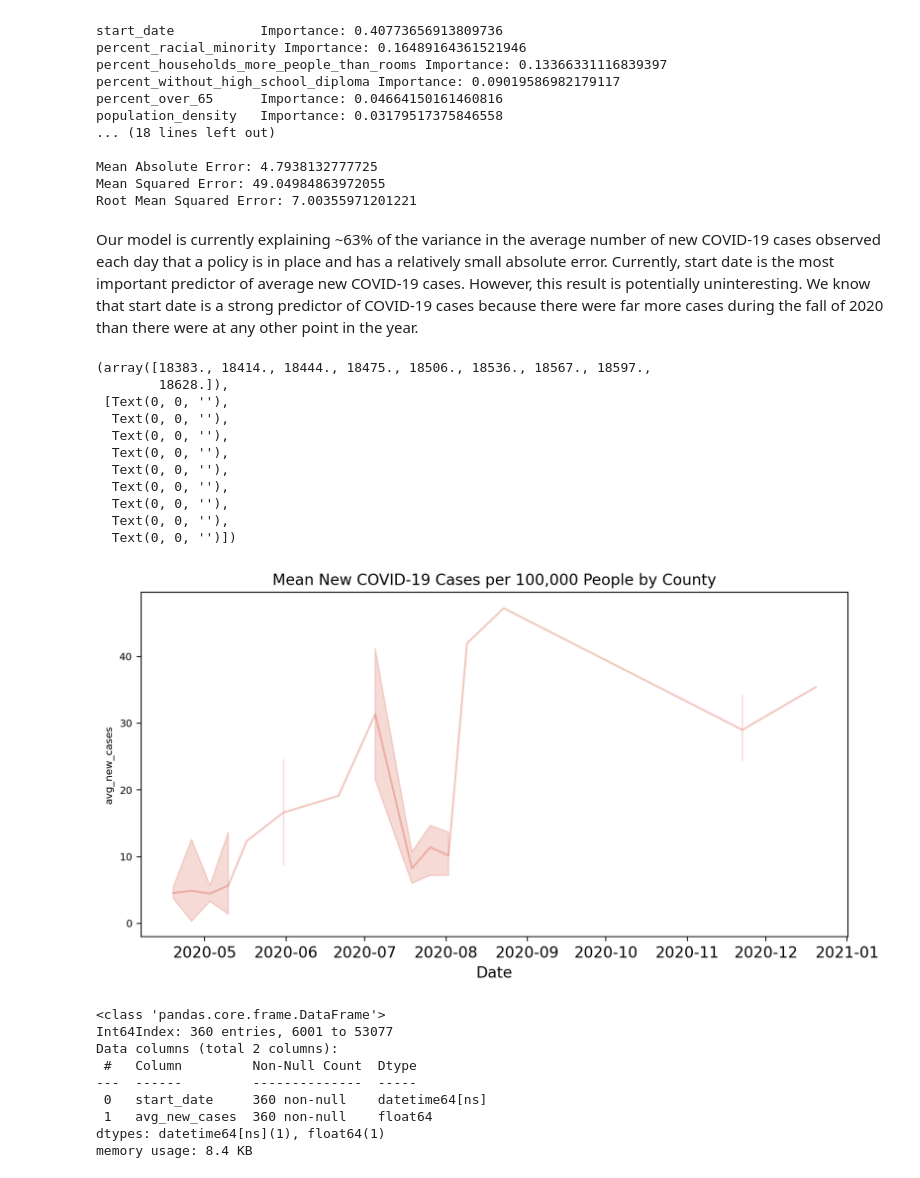
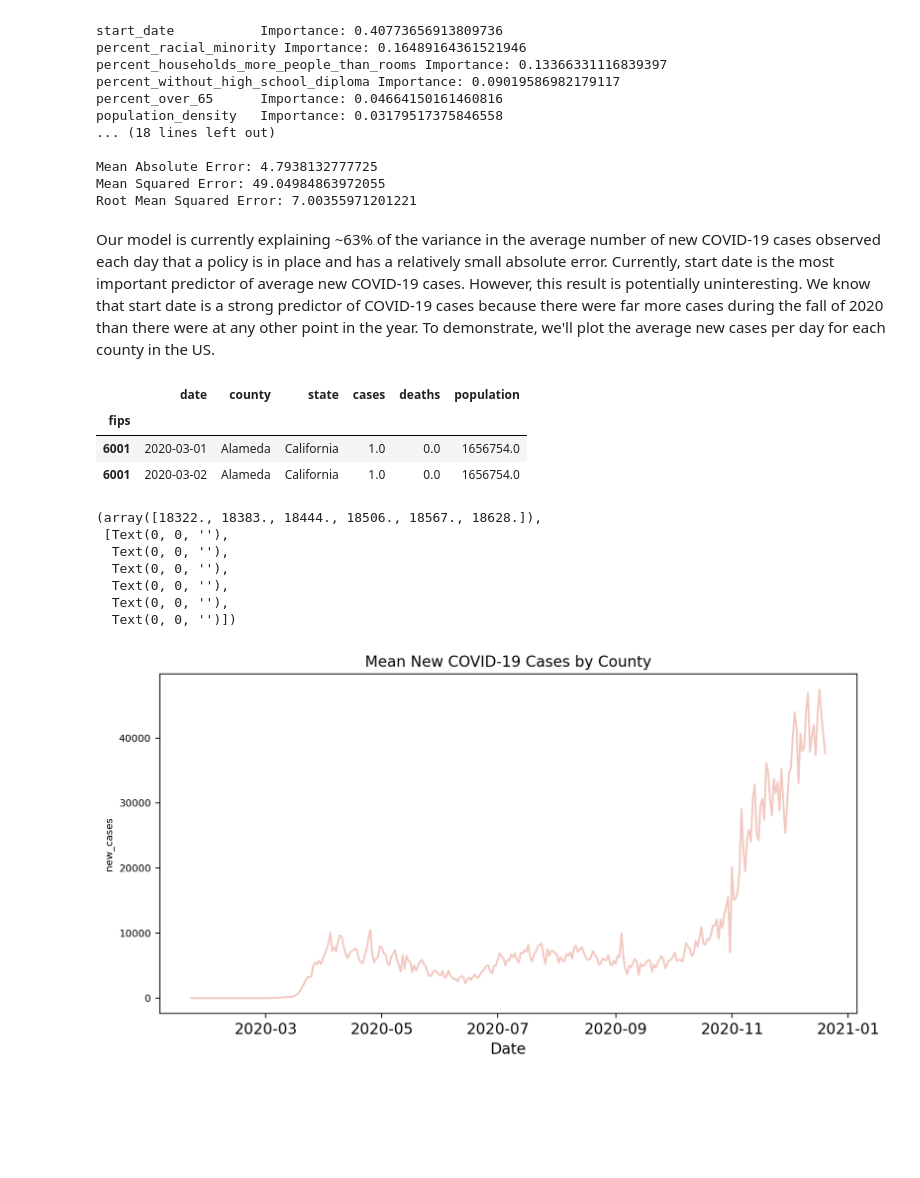
Before and after one commit to ciara-patterson/who-can-social-distance, a Jupyter notebook: notebooks/models.ipynb, the cells around one changed output. Drawn from its saved outputs; the diff is of its cells as text; code cells hidden in the pictures; blank space fills up the shorter version.

Commit message:
added model to notebook, small changes to src and figure in reports

```diff
--- a/notebooks/models.ipynb
+++ b/notebooks/models.ipynb
@@ -14,12 +14,21 @@ from sklearn.model_selection import GridSearchCV
 from sklearn.model_selection import train_test_split
 from sklearn.ensemble import RandomForestRegressor
 
-import matplotlib.dates as mdates
+from sklearn.tree import export_graphviz
+from subprocess import call
+from IPython.display import Image
+
 import matplotlib.pyplot as plt
 import seaborn as sns
 
+import matplotlib as mpl
+mpl.rcParams['figure.dpi'] = 200
+mpl.rc("savefig", dpi = 200)
+
 import pandas as pd
 pd.options.mode.chained_assignment = None # default = "True"
+
+import numpy as np
 # %% [markdown]
 Our exploratory data analysis revealed that our dataset has a high degree of multicollinearity. While multicollinearity will not affect the accuracy of the regression model, it will make it more difficult to interpret our results.
 
@@ -99,4 +108,4 @@ Mean Absolute Error: 4.7938132777725
 Mean Squared Error: 49.04984863972055
 Root Mean Squared Error: 7.00355971201221
 # %% [markdown]
-Our model is currently explaining ~63% of the variance in the average number of new COVID-19 cases observed each day that a policy is in place and has a relatively small absolute error. Currently, start date is the most important predictor of average new COVID-19 cases. However, this result is potentially uninteresting. We know that start date is a strong predictor of COVID-19 cases because there were far more cases during the fall of 2020 than there were at any other point in the year.
+Our model is currently explaining ~63% of the variance in the average number of new COVID-19 cases observed each day that a policy is in place and has a relatively small absolute error. Currently, start date is the most important predictor of average new COVID-19 cases. However, this result is potentially uninteresting. We know that start date is a strong predictor of COVID-19 cases because there were far more cases during the fall of 2020 than there were at any other point in the year. To demonstrate, we'll plot the average new cases per day for each county in the US.
@@ -105,34 +112,30 @@ get_nyt_case_data()
+# %%
+nyt_cases = get_nyt_case_data()
+nyt_cases = nyt_cases[nyt_cases.index.isin(features.index)]
+nyt_cases.head(2)
+# %% [output]
+|  | date | county | state | cases | deaths | population |
+| fips |  |  |  |  |  |  |
+| 6001 | 2020-03-01 | Alameda | California | 1.0 | 0.0 | 1656754.0 |
+| 6001 | 2020-03-02 | Alameda | California | 1.0 | 0.0 | 1656754.0 |
+# %%
+nyt_us_cases = nyt_cases.groupby('date').sum()
+nyt_us_cases['new_cases'] = nyt_us_cases['cases'] - nyt_us_cases['cases'].shift()
+nyt_us_cases = nyt_us_cases.loc[nyt_us_cases.index.astype('int64') <= features['start_date'].max()]
 # %%
 plt.rcParams.update({'font.size':8})
 plt.figure(figsize = (10, 5))
 
-cols = ['start_date', 'avg_new_cases']
-sns.lineplot(x = 'start_date', y = 'avg_new_cases', data = counties.dataset.dropna()[cols], color = '#D64933', legend = False, alpha = .3)
-plt.title('Mean New COVID-19 Cases per 100,000 People by County', fontsize = 12)
+sns.lineplot(x = 'date', y = 'new_cases', data = nyt_us_cases, color = '#D64933', legend = False, alpha = .3)
+plt.title('Mean New COVID-19 Cases by County', fontsize = 12)
 plt.xlabel('Date', fontsize = 12)
 plt.xticks(fontsize = 12)
 # %% [output]
-(array([18383., 18414., 18444., 18475., 18506., 18536., 18567., 18597.,
-        18628.]),
+(array([18322., 18383., 18444., 18506., 18567., 18628.]),
  [Text(0, 0, ''),
   Text(0, 0, ''),
   Text(0, 0, ''),
   Text(0, 0, ''),
   Text(0, 0, ''),
-  Text(0, 0, ''),
-  Text(0, 0, ''),
-  Text(0, 0, ''),
   Text(0, 0, '')])
-[figure, old version]
+[figure, new version]
-# %%
-counties.dataset[cols].info()
-# %% [output]
-<class 'pandas.core.frame.DataFrame'>
-Int64Index: 360 entries, 6001 to 53077
-Data columns (total 2 columns):
- #   Column         Non-Null Count  Dtype
----  ------         --------------  -----
- 0   start_date     360 non-null    datetime64[ns]
- 1   avg_new_cases  360 non-null    float64
-dtypes: datetime64[ns](1), float64(1)
-memory usage: 8.4 KB
```
Also changed, not shown: parts of 13 cells of this notebook, 6 other files.
